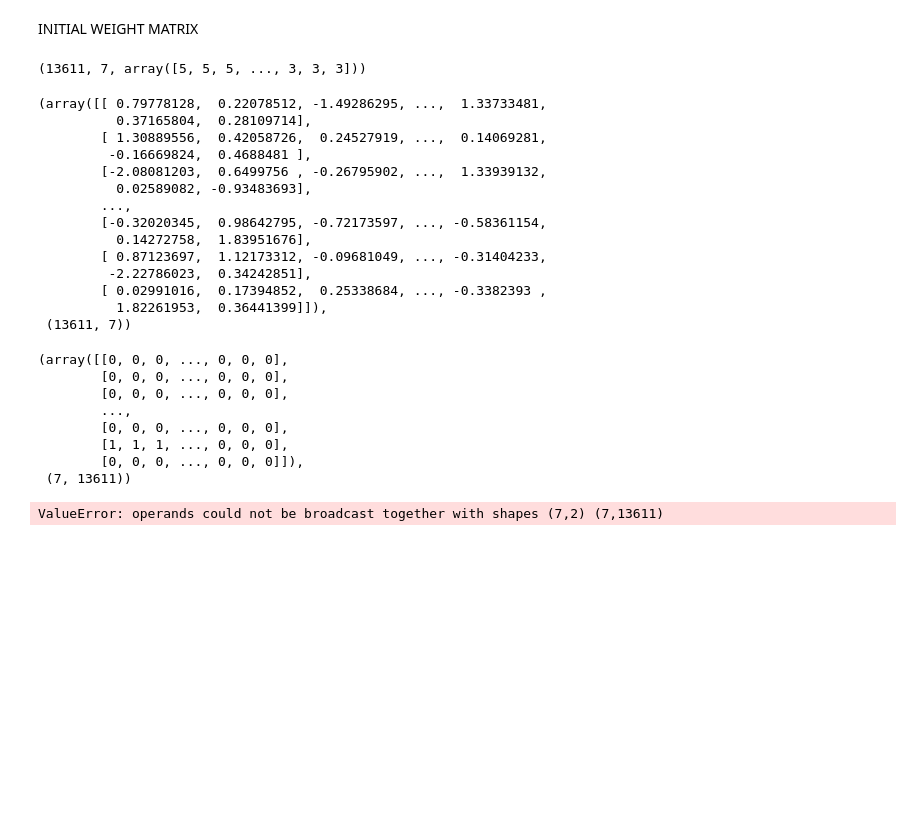
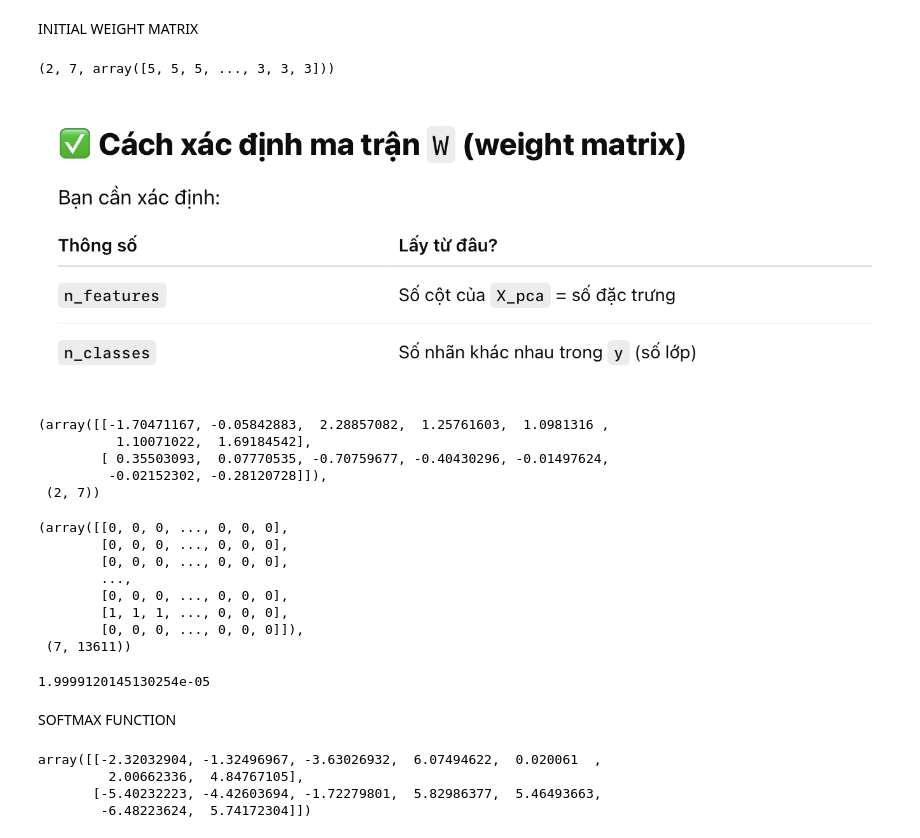
Before and after one commit to alaricbat/SoftmaxRegression, a Jupyter notebook: SoftmaxRegression/program/softmax_handson.ipynb, the cells around one changed output. Cells and saved outputs as stored; diff of their text form; code cells hidden in the pictures; blank space fills up the shorter version.

Commit message:
AI:SoftmaxRegression:150725:Integrate softmax regression functions part III

```diff
--- a/SoftmaxRegression/program/softmax_handson.ipynb
+++ b/SoftmaxRegression/program/softmax_handson.ipynb
@@ -426,31 +426,26 @@ def numerical_grad(W, X, Y, cost):
 INITIAL WEIGHT MATRIX
 # %%
 #Data dimension
-d = X_pca.shape[0]
+d = X_pca.shape[1]
 #Number of classes
 unique_labels, y_encoded = np.unique(y, return_inverse=True)
 C = len(unique_labels)
 d, C, y_encoded
 # %% [output]
-(13611, 7, array([5, 5, 5, ..., 3, 3, 3]))
+(2, 7, array([5, 5, 5, ..., 3, 3, 3]))
-# %%
-W_init = np.random.randn(d, C)
-W_init, W_init.shape
-# %% [output]
-(array([[ 0.79778128,  0.22078512, -1.49286295, ...,  1.33733481,
-          0.37165804,  0.28109714],
-        [ 1.30889556,  0.42058726,  0.24527919, ...,  0.14069281,
-         -0.16669824,  0.4688481 ],
-        [-2.08081203,  0.6499756 , -0.26795902, ...,  1.33939132,
-          0.02589082, -0.93483693],
-        ...,
-        [-0.32020345,  0.98642795, -0.72173597, ..., -0.58361154,
-          0.14272758,  1.83951676],
-        [ 0.87123697,  1.12173312, -0.09681049, ..., -0.31404233,
-         -2.22786023,  0.34242851],
-        [ 0.02991016,  0.17394852,  0.25338684, ..., -0.3382393 ,
-          1.82261953,  0.36441399]]),
- (13611, 7))
+# %%
+display(Image(filename='../photos/fomulation/weight_matrix_identify.png'))
+W_init = np.random.randn(d, C)
+#W is the model's weight matrix, used to map from feature space to class space.
+#The model learns a single set of weights that is shared across all samples.
+W_init, W_init.shape
+# %% [output]
+[figure, added]
+(array([[-1.70471167, -0.05842883,  2.28857082,  1.25761603,  1.0981316 ,
+          1.10071022,  1.69184542],
+        [ 0.35503093,  0.07770535, -0.70759677, -0.40430296, -0.01497624,
+         -0.02152302, -0.28120728]]),
+ (2, 7))
 # %%
 Y = convert_labels(y_encoded, C)
 Y, Y.shape
@@ -465,9 +460,11 @@ Y, Y.shape
  (7, 13611))
 # %%
 #check quality of grad
-g = grad(W_init, X_pca, Y)
-g_numerical_grad = numerical_grad(W_init, X_pca, Y, cost)
+g = grad(W_init, X_pca.T, Y)
+g_numerical_grad = numerical_grad(W_init, X_pca.T, Y, cost)
 diff = np.linalg.norm(g - g_numerical_grad)
 diff
 # %% [output]
-ValueError: operands could not be broadcast together with shapes (7,2) (7,13611)
+1.9999120145130254e-05
+# %% [markdown]
+SOFTMAX FUNCTION
@@ -473,0 +534,9 @@ ValueError: operands could not be broadcast together with shapes (7,2) (7,13611)
+# %%
+eta = 0.5
+W = softmax_regression(W_init, X_pca, Y, eta)
+W[-1]
+# %% [output]
+array([[-2.32032904, -1.32496967, -3.63026932,  6.07494622,  0.020061  ,
+         2.00662336,  4.84767105],
+       [-5.40232223, -4.42603694, -1.72279801,  5.82986377,  5.46493663,
+        -6.48223624,  5.74172304]])
```
Also changed, not shown: parts of 3 cells of this notebook, 1 other file.
